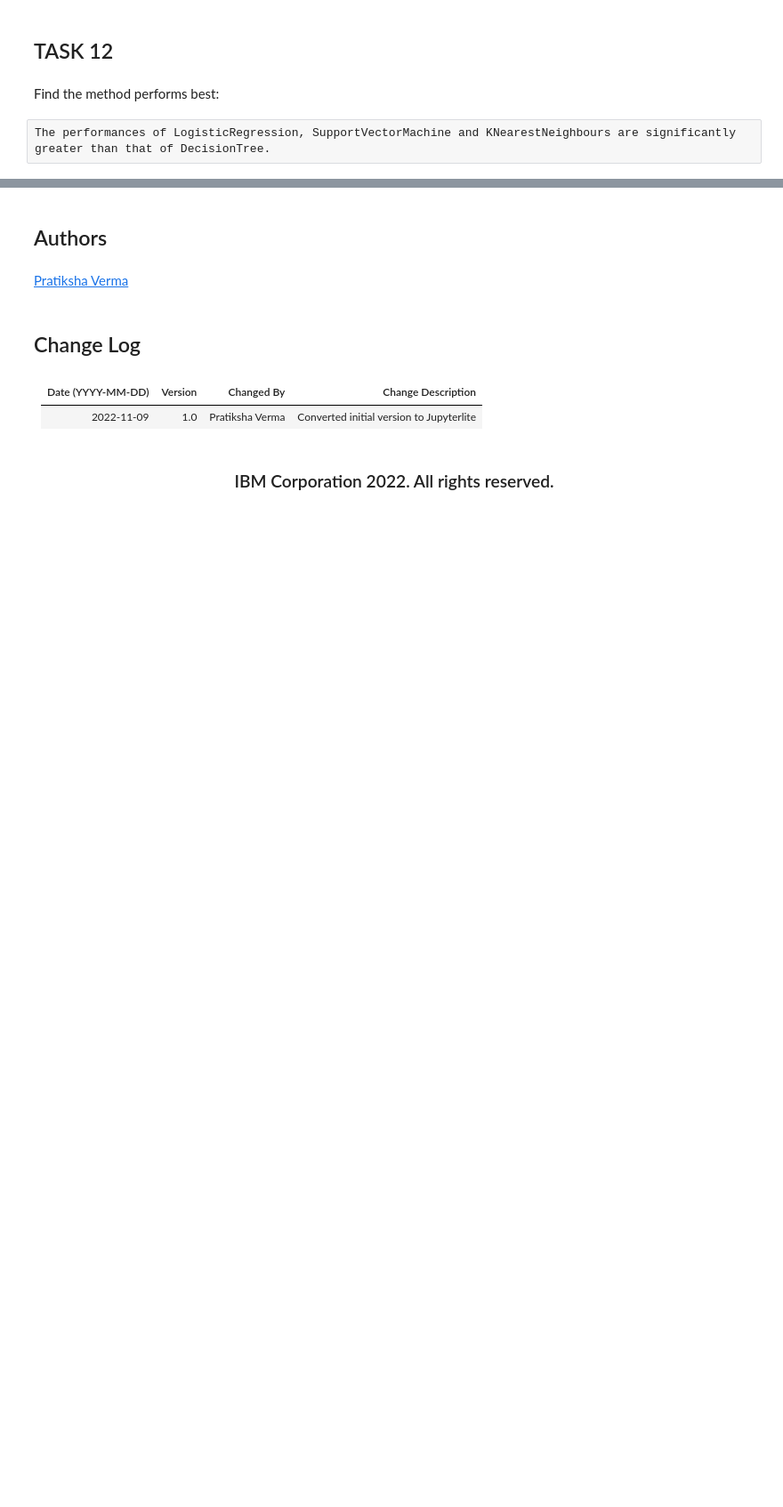
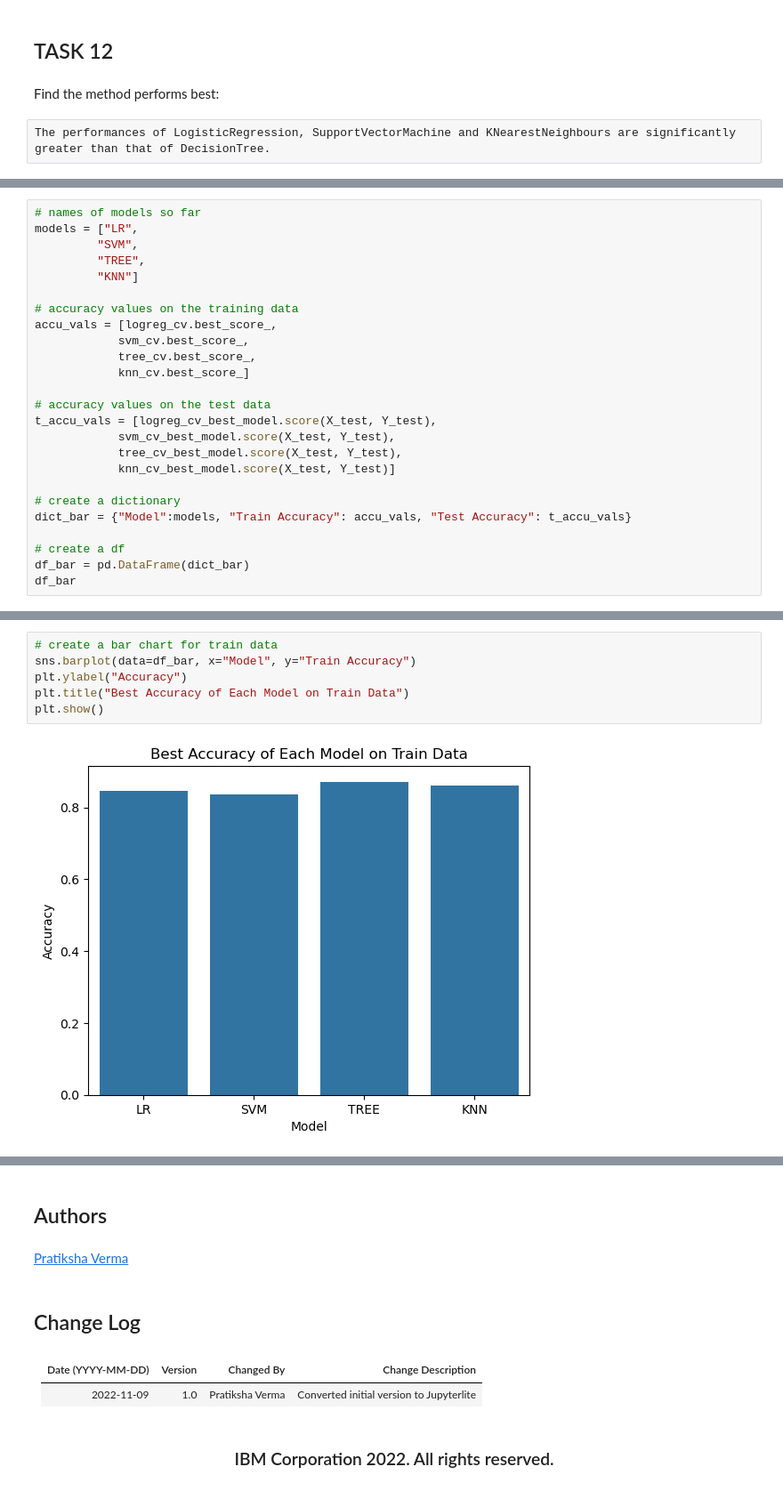
Before and after one commit to lawun330/Coursera-Solutions--Applied-Data-Science-Capstone, a Jupyter notebook: 4. SpaceX_Machine_Learning_Prediction_Part_5.jupyterlite.ipynb, the cells around one changed output, grey strips where cells are left out. Shown at 89% size. Saved outputs shown, nothing was run; the diff lists cells and outputs as text; blank space fills up the shorter version.

```diff
--- a/4. SpaceX_Machine_Learning_Prediction_Part_5.jupyterlite.ipynb
+++ b/4. SpaceX_Machine_Learning_Prediction_Part_5.jupyterlite.ipynb
@@ -371,0 +374,25 @@ The performances of LogisticRegression, SupportVectorMachine and KNearestNeighbo
+# %%
+# names of models so far
+models = ["LR",
+         "SVM",
+         "TREE",
+         "KNN"]
+
+# accuracy values on the training data
+accu_vals = [logreg_cv.best_score_,
+            svm_cv.best_score_,
+            tree_cv.best_score_,
+            knn_cv.best_score_]
+
+# accuracy values on the test data
+t_accu_vals = [logreg_cv_best_model.score(X_test, Y_test),
+            svm_cv_best_model.score(X_test, Y_test),
+            tree_cv_best_model.score(X_test, Y_test),
+            knn_cv_best_model.score(X_test, Y_test)]
+
+# create a dictionary
+dict_bar = {"Model":models, "Train Accuracy": accu_vals, "Test Accuracy": t_accu_vals}
+
+# create a df
+df_bar = pd.DataFrame(dict_bar)
+df_bar
@@ -371,0 +405,8 @@ The performances of LogisticRegression, SupportVectorMachine and KNearestNeighbo
+# %%
+# create a bar chart for train data
+sns.barplot(data=df_bar, x="Model", y="Train Accuracy")
+plt.ylabel("Accuracy")
+plt.title("Best Accuracy of Each Model on Train Data")
+plt.show()
+# %% [output]
+[figure, added]
```
Also changed, not shown: parts of 8 cells of this notebook, 8 other files.
